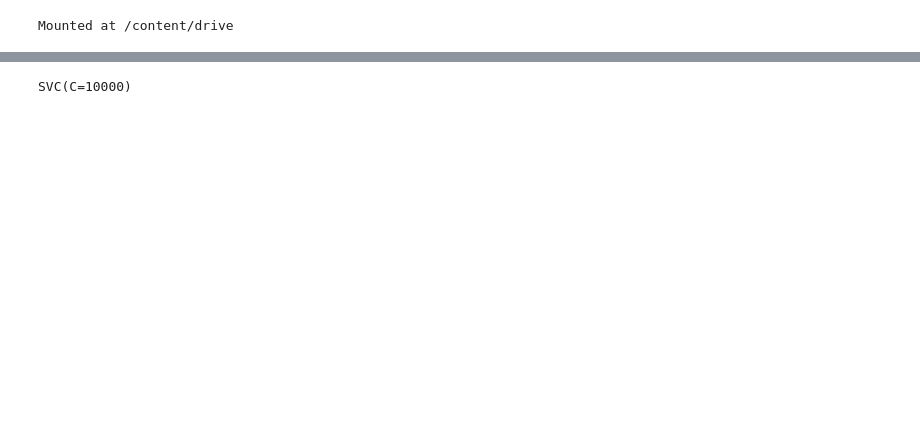
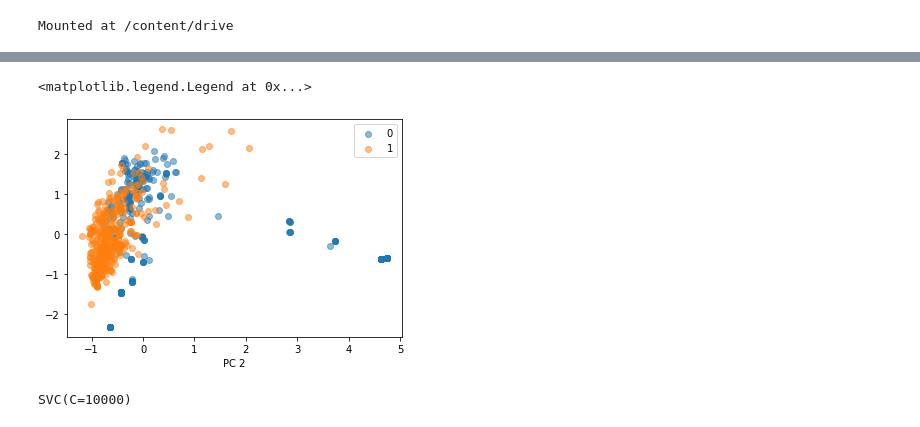
Before and after one commit to diya17/software-security, a Jupyter notebook: AutomatedMalwareDetection/Classification_of_Benign_and_malicious_apps.ipynb, the cells around one changed output, grey strips where cells are left out. Saved outputs shown, nothing was run; the diff lists cells and outputs as text; code cells hidden in the pictures; blank space fills up the shorter version.

```diff
--- a/AutomatedMalwareDetection/Classification_of_Benign_and_malicious_apps.ipynb
+++ b/AutomatedMalwareDetection/Classification_of_Benign_and_malicious_apps.ipynb
@@ -165,2 +216,14 @@ len(X_train_pca)
+# %%
+fig, ax = matplotlib.pyplot.subplots(1)
+
+for i in range(2):
+    ax.scatter(X_train_pca2[trainRes2==i][:,0], X_train_pca2[trainRes2==i][:,1], label=[0, 1][i], alpha=0.5)
+
+ax.set_xlabel('PC 1')
+ax.set_xlabel('PC 2')
+ax.legend()
+# %% [output]
+<matplotlib.legend.Legend at 0x...>
+[figure, added]
 # %%
 trainRes = trainRes.astype('int')
```
Also changed, not shown: parts of 93 cells of this notebook, 1 other file.
